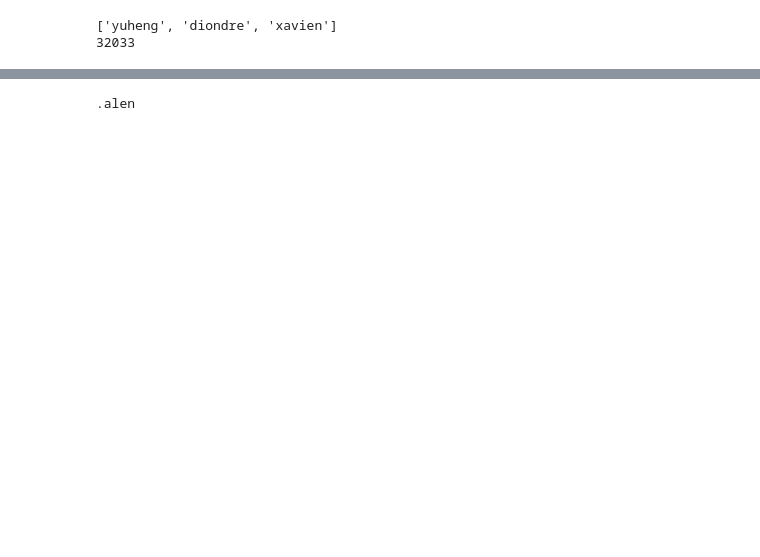
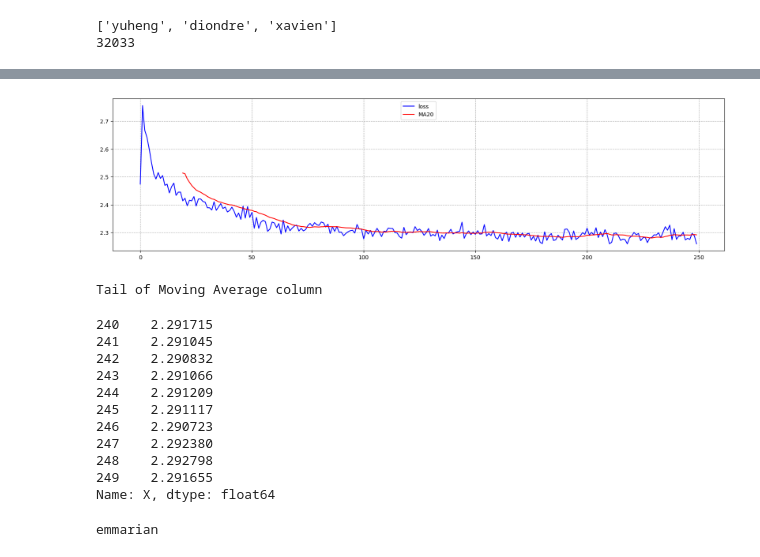
Before and after one commit to apivovarov/quant_resnet50, a Jupyter notebook: lm/lm1.ipynb, the cells around one changed output, grey strips where cells are left out. Drawn from its saved outputs; the diff is of its cells as text; code cells hidden in the pictures; blank space fills up the shorter version.

```diff
--- a/lm/lm1.ipynb
+++ b/lm/lm1.ipynb
@@ -95,12 +100,13 @@ X_tr.shape=torch.Size([182516, 4])
 # %%
-att=4
-emb=3
-hidden = 100
+torch.manual_seed(42)
 
-torch.manual_seed(0)
-
-E_w = torch.rand(27, emb)
-H0_w = torch.rand(size=(emb*att, hidden))
-H0_b = torch.rand(size=(hidden,))
-H1_w = torch.rand(size=(hidden, 27))
-H1_b = torch.rand(size=(27,))
+E_w = torch.rand(voc_size, emb, device=device)
+H0_w = torch.rand(size=(emb*att, hidden), device=device)
+H0_b = torch.rand(size=(hidden,), device=device)
+H1_w = torch.rand(size=(hidden, voc_size), device=device)
+H1_b = torch.rand(size=(voc_size,), device=device)
+params = [E_w, H0_w, H0_b, H1_w, H1_b]
+nparams = sum([t.numel() for t in params])
+print(f"{nparams=}")
+for t in params:
+    t.requires_grad_()
@@ -133,6 +133,11 @@ def update_params(step):
         p.data -= step * p.grad
 # %%
 def get_batch(X0, Y0, n):
-    rids = torch.randint(0, n1, (n,))
+    rids = torch.randint(0, n1, (n,), device=device)
     return X0[rids], Y0[rids]
+# %%
+LL=[]
+
+batch = 32
+X0, Y0 = get_batch(X_tr, Y_tr, batch)
 # %%
@@ -170,18 +197,47 @@ Test loss tensor(2.3015, grad_fn=<NllLossBackward0>)
+# %%
+# Plot loss
+import matplotlib.pyplot as plt
+import pandas as pd
+
+df = pd.DataFrame(LL, columns=['X'])
+X_col=df['X']
+MA_X_col = df['X'].rolling(window=20).mean()
+plt.figure(figsize=(20, 5))
+plt.plot(X_col, 'b-', label='loss')
+plt.plot(MA_X_col, 'r-', label='MA20')
+plt.grid(linestyle='--')
+plt.legend(loc='upper center')
+plt.show()
+print("Tail of Moving Average column")
+MA_X_col[-10:]
+# %% [output]
+[figure, added]
+Tail of Moving Average column
+240    2.291715
+241    2.291045
+242    2.290832
+243    2.291066
+244    2.291209
+245    2.291117
+246    2.290723
+247    2.292380
+248    2.292798
+249    2.291655
+Name: X, dtype: float64
 # %%
-s=encode(".ale")
+s=encode("emm")
 
 for i in range(100):
-    x = torch.tensor([s[-4:]])
+    x = torch.tensor([s[-att:]], device=device)
     L = forward(x)
     ci = int(torch.argmax(L).item())
     c = itos[ci]
-    #print(c)
     if ci == 0:
         break
     s += [ci]
 print(decode(s))
 # %% [output]
-.alen
+emmarian
 # %%
 beg = []
 batch = words[30:55]
```
Also changed, not shown: parts of 11 cells of this notebook.
